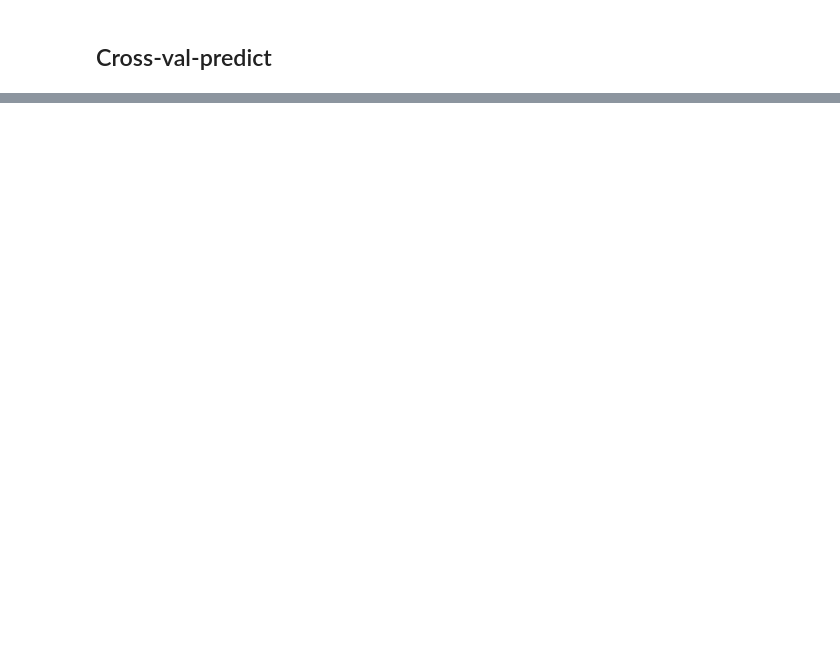
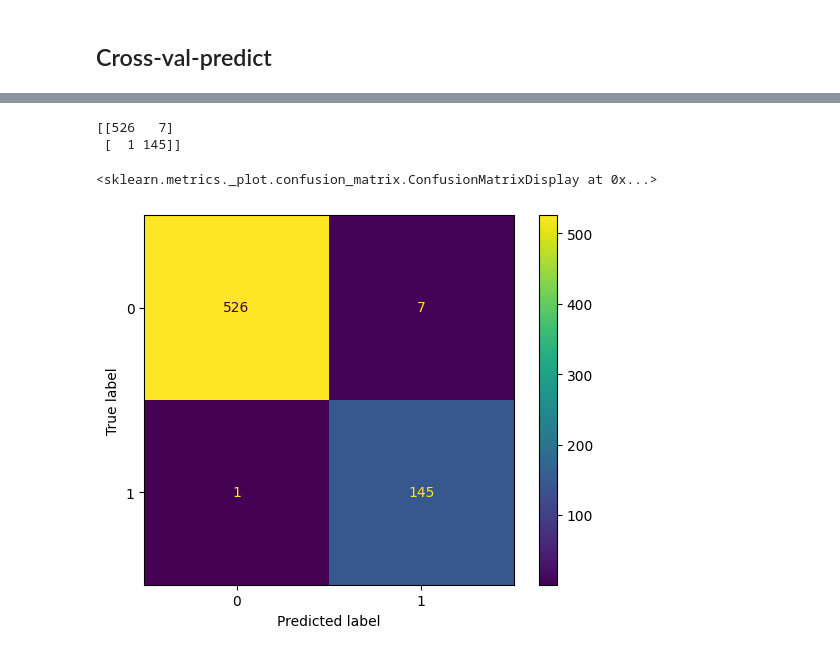
Before and after one commit to AlexandrosMiteloudis/DAMA_Hackathon, a Jupyter notebook: notebooks/METABRIC_CIBCB_pipeline.ipynb, the cells around one changed output, grey strips where cells are left out. Drawn from its saved outputs; the diff is of its cells as text; code cells hidden in the pictures; blank space fills up the shorter version.

```diff
--- a/notebooks/METABRIC_CIBCB_pipeline.ipynb
+++ b/notebooks/METABRIC_CIBCB_pipeline.ipynb
@@ -625,0 +707,14 @@ y_pred = cross_val_predict(
+# %%
+param_cols = [c for c in cv_results_all.columns if c.startswith("param_")]
+# %%
+config_summary = (
+    cv_results_all
+    .groupby(["model"] + param_cols)
+    .agg(
+        mean_auc=("mean_test_score", "mean"),
+        std_auc=("mean_test_score", "std"),
+        times_best=("rank_test_score", lambda x: (x == 1).sum())
+    )
+    .reset_index()
+    .sort_values("mean_auc", ascending=False)
+)
@@ -625,0 +733,4 @@ y_pred = cross_val_predict(
+# %%
+stable_configs = config_summary.query("std_auc < 0.05")
+best_config = stable_configs.iloc[0]
+best_config
@@ -625,0 +746,20 @@ y_pred = cross_val_predict(
+# %%
+best_model_name = best_config["model"]
+best_estimator, _ = models[best_model_name]
+
+final_pipeline = Pipeline(
+    steps=[
+        ("preprocess", preprocessor),
+        ("classifier", best_estimator)
+    ]
+)
+
+# Extract only the pipeline parameters
+final_params = {
+    k.replace("param_", ""): v
+    for k, v in best_config.items()
+    if k.startswith("param_")
+}
+
+final_pipeline.set_params(**final_params)
+final_pipeline.fit(X, y)
@@ -625,0 +786,10 @@ y_pred = cross_val_predict(
+# %%
+cm = confusion_matrix(y, final_pipeline.predict(X))
+print(cm)
+
+ConfusionMatrixDisplay(cm).plot()
+# %% [output]
+[[526   7]
+ [  1 145]]
+<sklearn.metrics._plot.confusion_matrix.ConfusionMatrixDisplay at 0x...>
+[figure, added]
```
Also changed, not shown: parts of 22 cells of this notebook.
